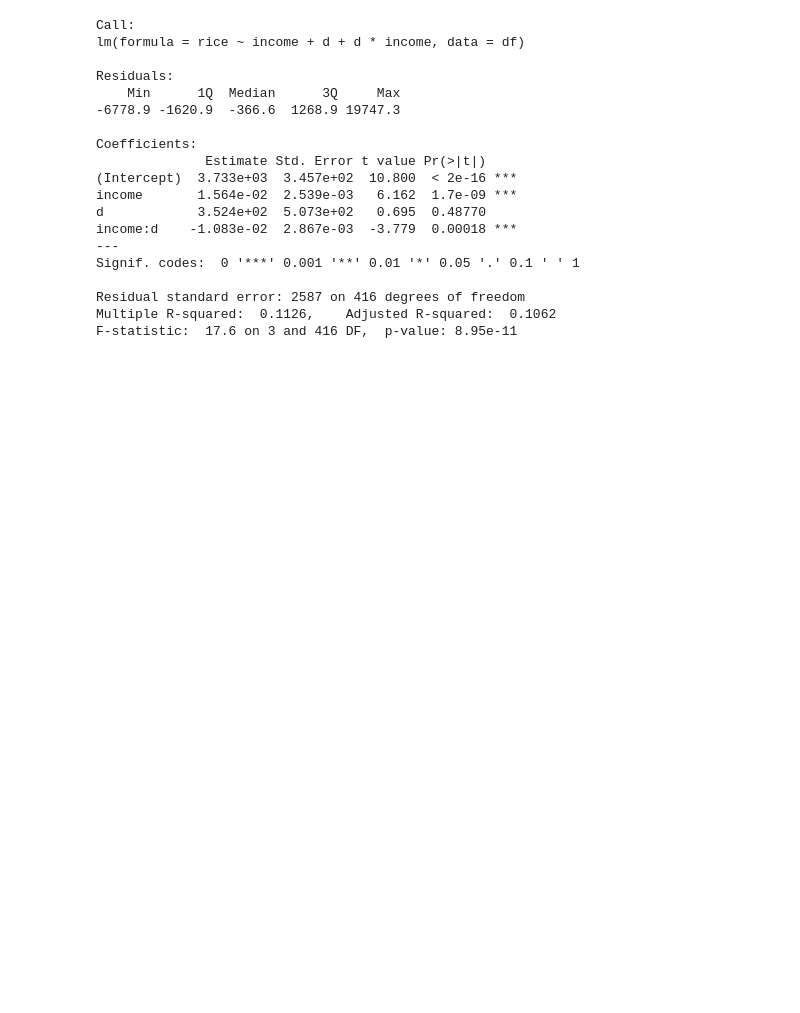
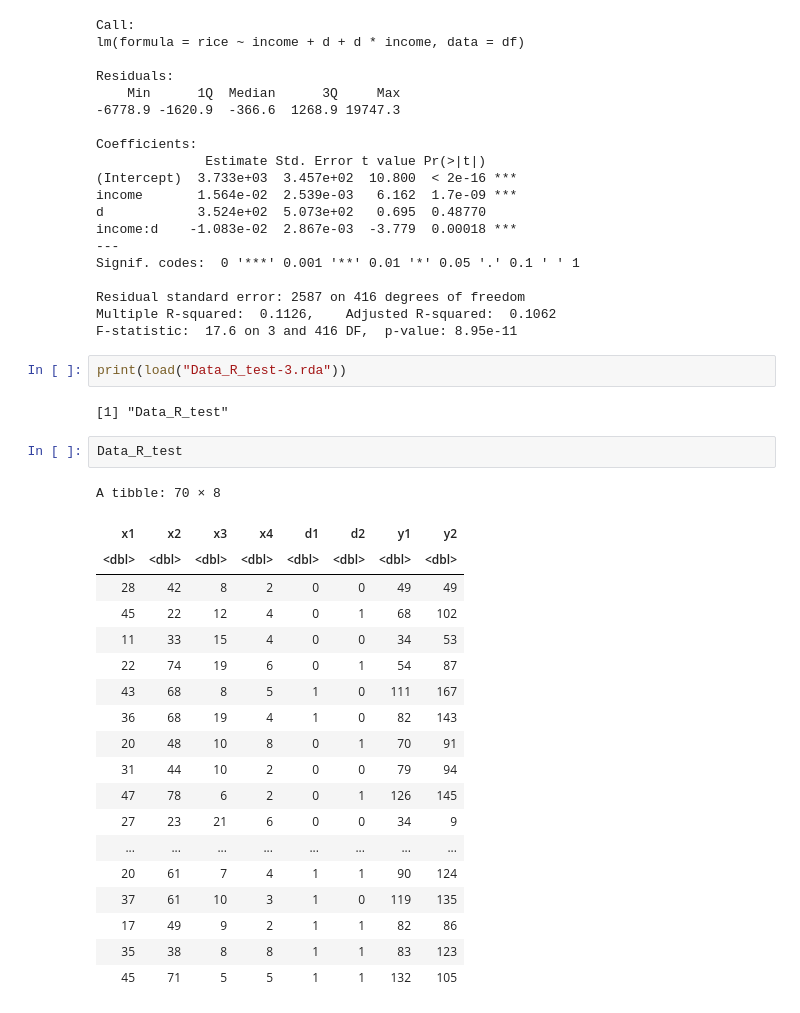
Before and after one commit to khanhtrinh2003/test_eco, a Jupyter notebook: VHLSS.ipynb, the cells around one changed output. Drawn from its saved outputs; the diff is of its cells as text; blank space fills up the shorter version.

```diff
--- a/main.ipynb
+++ b/VHLSS.ipynb
@@ -461,3 +461,29 @@ Signif. codes:  0 '***' 0.001 '**' 0.01 '*' 0.05 '.' 0.1 ' ' 1
 Residual standard error: 2587 on 416 degrees of freedom
 Multiple R-squared:  0.1126,    Adjusted R-squared:  0.1062
 F-statistic:  17.6 on 3 and 416 DF,  p-value: 8.95e-11
+# %%
+print(load("Data_R_test-3.rda"))
+# %% [output]
+[1] "Data_R_test"
+# %%
+Data_R_test
+# %% [output]
+A tibble: 70 × 8
+| x1 | x2 | x3 | x4 | d1 | d2 | y1 | y2 |
+| <dbl> | <dbl> | <dbl> | <dbl> | <dbl> | <dbl> | <dbl> | <dbl> |
+| 28 | 42 | 8 | 2 | 0 | 0 | 49 | 49 |
+| 45 | 22 | 12 | 4 | 0 | 1 | 68 | 102 |
+| 11 | 33 | 15 | 4 | 0 | 0 | 34 | 53 |
+| 22 | 74 | 19 | 6 | 0 | 1 | 54 | 87 |
+| 43 | 68 | 8 | 5 | 1 | 0 | 111 | 167 |
+| 36 | 68 | 19 | 4 | 1 | 0 | 82 | 143 |
+| 20 | 48 | 10 | 8 | 0 | 1 | 70 | 91 |
+| 31 | 44 | 10 | 2 | 0 | 0 | 79 | 94 |
+| 47 | 78 | 6 | 2 | 0 | 1 | 126 | 145 |
+| 27 | 23 | 21 | 6 | 0 | 0 | 34 | 9 |
+| ... | ... | ... | ... | ... | ... | ... | ... |
+| 20 | 61 | 7 | 4 | 1 | 1 | 90 | 124 |
+| 37 | 61 | 10 | 3 | 1 | 0 | 119 | 135 |
+| 17 | 49 | 9 | 2 | 1 | 1 | 82 | 86 |
+| 35 | 38 | 8 | 8 | 1 | 1 | 83 | 123 |
+| 45 | 71 | 5 | 5 | 1 | 1 | 132 | 105 |
```
Also changed, not shown: parts of 1 cell of this notebook, 2 other files.
